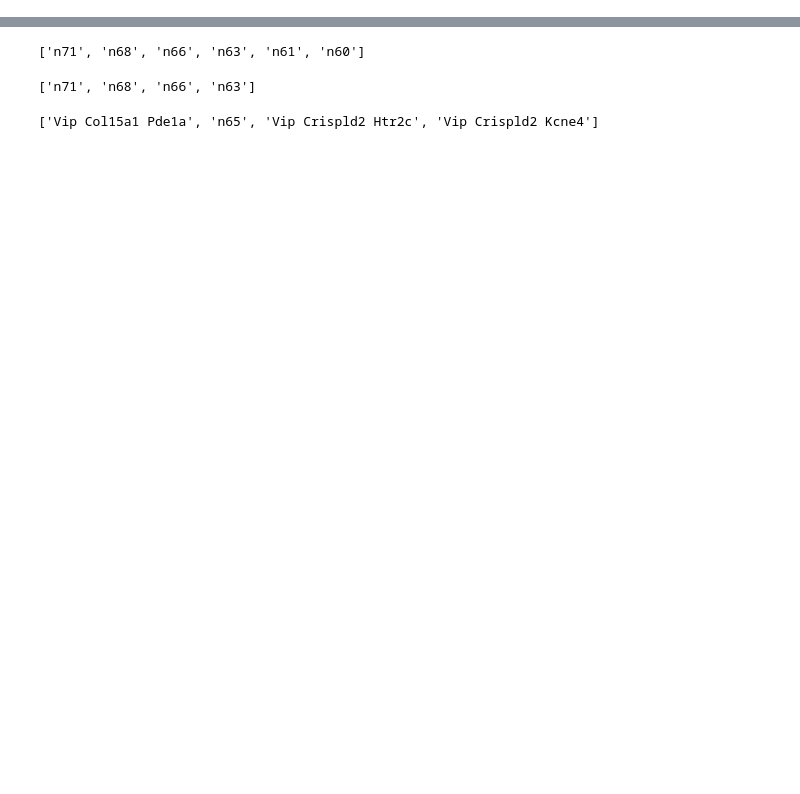
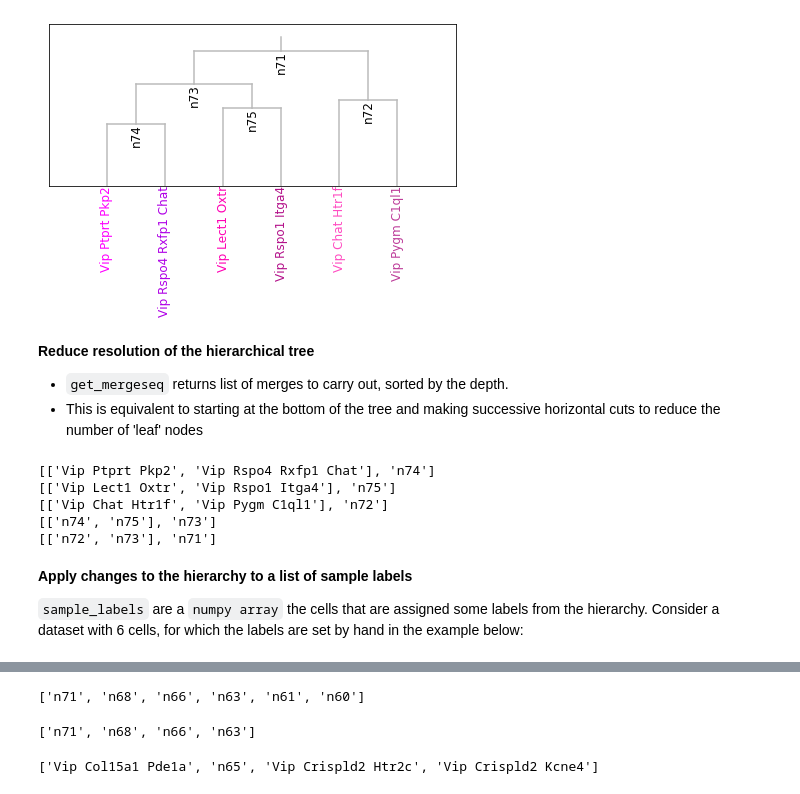
Before and after one commit to AllenInstitute/celltype_hierarchy, a Jupyter notebook: examples.ipynb, the cells around one changed output, grey strips where cells are left out. Cells and saved outputs as stored; diff of their text form; code cells hidden in the pictures; blank space fills up the shorter version.

Commit message:
Added examples showing how to merge labels at different depths of the hierarchy

```diff
--- a/examples.ipynb
+++ b/examples.ipynb
@@ -10,0 +21,25 @@ htree.plot(figsize=(18,8),fontsize=10)
+# %%
+#Let's work with a smaller tree for the examples below:
+subtree = htree.get_subtree(node='n71')
+subtree.plot((6,3),fontsize=12)
+# %% [output]
+[figure, added]
+# %% [markdown]
+**Reduce resolution of the hierarchical tree**
+ - `get_mergeseq` returns list of merges to carry out, sorted by the depth.
+ - This is equivalent to starting at the bottom of the tree and making successive horizontal cuts to reduce the number of 'leaf' nodes
+# %%
+L = subtree.get_mergeseq()
+
+for l in L:
+    print(l)
+# %% [output]
+[['Vip Ptprt Pkp2', 'Vip Rspo4 Rxfp1 Chat'], 'n74']
+[['Vip Lect1 Oxtr', 'Vip Rspo1 Itga4'], 'n75']
+[['Vip Chat Htr1f', 'Vip Pygm C1ql1'], 'n72']
+[['n74', 'n75'], 'n73']
+[['n72', 'n73'], 'n71']
+# %% [markdown]
+**Apply changes to the hierarchy to a list of sample labels**
+
+`sample_labels` are a `numpy array` the cells that are assigned some labels from the hierarchy. Consider a dataset with 6 cells, for which the labels are set by hand in the example below:
```
Also changed, not shown: parts of 13 cells of this notebook, 1 other file.
